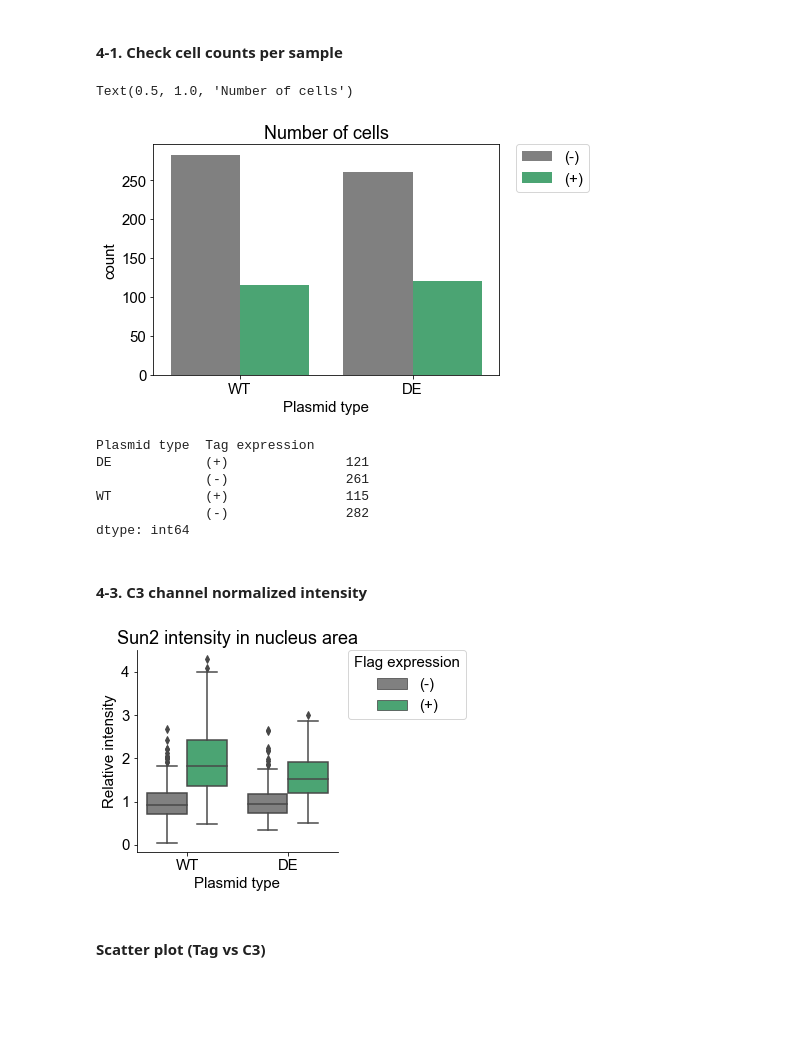
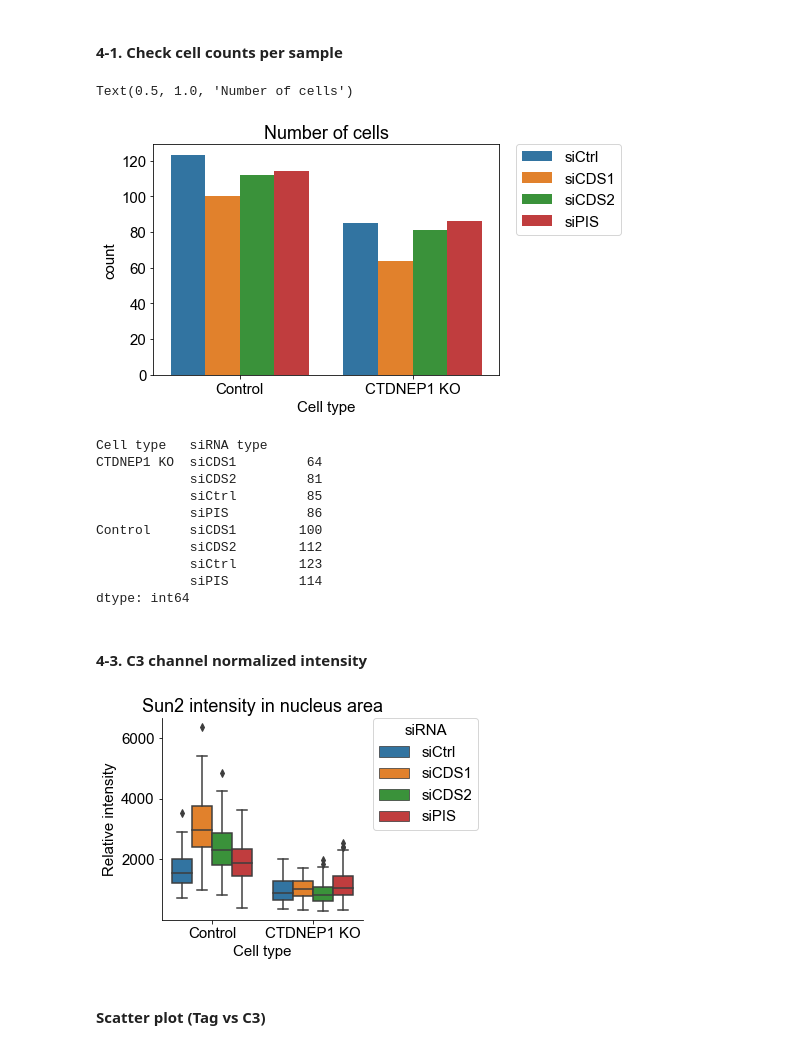
Before and after one commit to shokenlee/Lee_2023_Sun2-Lipid, a Jupyter notebook: Sun2_nucleaus_area.ipynb, the cells around one changed output. Cells and saved outputs as stored; diff of their text form; code cells hidden in the pictures; blank space fills up the shorter version.

```diff
--- a/Sun2_nucleaus_area.ipynb
+++ b/Sun2_nucleaus_area.ipynb
@@ -80,3 +81,8 @@ df.loc[df['File name'].str.contains('KO'), 'Cell type'] = 'CTDNEP1 KO'
+# %%
+df.loc[df['File name'].str.contains('siCtrl'), 'siRNA type'] = 'siCtrl'
+df.loc[df['File name'].str.contains('siCDS1'), 'siRNA type'] = 'siCDS1'
+df.loc[df['File name'].str.contains('siCDS2'), 'siRNA type'] = 'siCDS2'
+df.loc[df['File name'].str.contains('siPIS'), 'siRNA type'] = 'siPIS'
 # %% [markdown]
 #### **Plasmid type**
 # %%
@@ -151,7 +165,10 @@ df = df.rename(columns={' ': 'ROI number'})
 #### **Sample type (for Tukey test)**
 # %%
 # specify what columns are joined to name 'Sample_type'
-sampletype_columns = ['Cell type', 'Plasmid type', 'Tag expression']
+
+# sampletype_columns = ['Cell type', 'Plasmid type', 'Tag expression']
+sampletype_columns = ['Cell type', 'siRNA type']
+
 df['Sample_type'] = df[sampletype_columns].agg('_'.join, axis=1)
 # %% [markdown]
 ### **3. Exclude mitotic cells, which show higher DNA intensity**
@@ -165,9 +182,9 @@ hist = sns.displot(data=df, x='DNA mean', hue='Plasmid type', hue_order=['WT', '
 # %% [markdown]
 ##### **Set the threshold**
 # %%
-max_DNA_intensity = 9000
+max_DNA_intensity = 15000
 # %%
-df = df[df['DNA mean'] < max_DNA_intensity]
+df = df[df['DAPI mean'] < max_DNA_intensity]
 # %%
 df.info()
 # %% [output]
@@ -221,40 +238,53 @@ memory usage: 109.5+ KB
 # %% [markdown]
 #### **4-1. Check cell counts per sample**
 # %%
-# fig_width, fig_height = 3.0, 3.0
-# fig = plt.figure(figsize=(fig_width,fig_height))
 fig = plt.figure()
 ax_count = fig.add_axes([0.1, 0.1, 0.8, 0.8])
 
 # ax_count = sns.countplot(data=df, x='Sample_type')
-ax_count = sns.countplot(data=df, x='Plasmid type', order=['WT', 'DE'], hue='Tag expression', hue_order=['(-)', '(+)'], palette=my_pal)
+# ax_count = sns.countplot(data=df, x='Plasmid type', order=['WT', 'DE'], hue='Tag expression', hue_order=['(-)', '(+)'], palette=my_pal)
+ax_count = sns.countplot(data=df, x='Cell type', order=['Control', 'CTDNEP1 KO'], hue='siRNA type', hue_order=['siCtrl', 'siCDS1', 'siCDS2', 'siPIS'])
+
 plt.legend(bbox_to_anchor=(1.05, 1), loc='upper left', borderaxespad=0)
 plt.title('Number of cells')
 # ax_count.set_xticklabels(labels=samples_order, rotation=45, ha='right')
 # %% [output]
 Text(0.5, 1.0, 'Number of cells')
-[figure, old version]
+[figure, new version]
 # %%
-df.groupby(['Plasmid type', 'Tag expression']).size()
+# df.groupby(['Plasmid type', 'Tag expression']).size()
+df.groupby(['Cell type', 'siRNA type']).size()
 # %% [output]
-Plasmid type  Tag expression
-DE            (+)               121
-              (-)               261
-WT            (+)               115
-              (-)               282
+Cell type   siRNA type
+CTDNEP1 KO  siCDS1         64
+            siCDS2         81
+            siCtrl         85
+            siPIS          86
+Control     siCDS1        100
+            siCDS2        112
+            siCtrl        123
+            siPIS         114
 dtype: int64
 # %% [markdown]
 #### **4-3. C3 channel normalized intensity**
 # %%
 fig = plt.figure(figsize=(3.5,3.5))
-ax_count = fig.add_axes([0.1, 0.1, 0.8, 0.8])
+ax_box = fig.add_axes([0.1, 0.1, 0.8, 0.8])
 
-ax_box = sns.boxplot(data=df, x='Plasmid type', y='C3-Back_normalized', order=['WT', 'DE'], hue='Tag expression', hue_order=['(-)', '(+)'], palette=my_pal)
-plt.legend(title='Flag expression', bbox_to_anchor=(1.05, 1), loc='upper left', borderaxespad=0)
+# For rescue experiments:
+# ax_box = sns.boxplot(data=df, x='Plasmid type', y='C3-Back_normalized', order=['WT', 'DE'], hue='Tag expression', hue_order=['(-)', '(+)'], palette=my_pal)
+# plt.legend(title='Flag expression', bbox_to_anchor=(1.05, 1), loc='upper left', borderaxespad=0)
+
+
+# For siRNA experiments:
+ax_box = sns.boxplot(data=df, x='Cell type', y='C3 mean - background', order=['Control', 'CTDNEP1 KO'], hue='siRNA type', hue_order=['siCtrl', 'siCDS1', 'siCDS2', 'siPIS'])
+plt.legend(title='siRNA', bbox_to_anchor=(1.05, 1), loc='upper left', borderaxespad=0)
+
+# Used in common:
 plt.title('Sun2 intensity in nucleus area')
 plt.ylabel('Relative intensity')
 ax_box.spines['top'].set_visible(False)
 ax_box.spines['right'].set_visible(False)
 # %% [output]
-[figure, old version]
+[figure, new version]
 # %%
```
Also changed, not shown: parts of 11 cells of this notebook.
